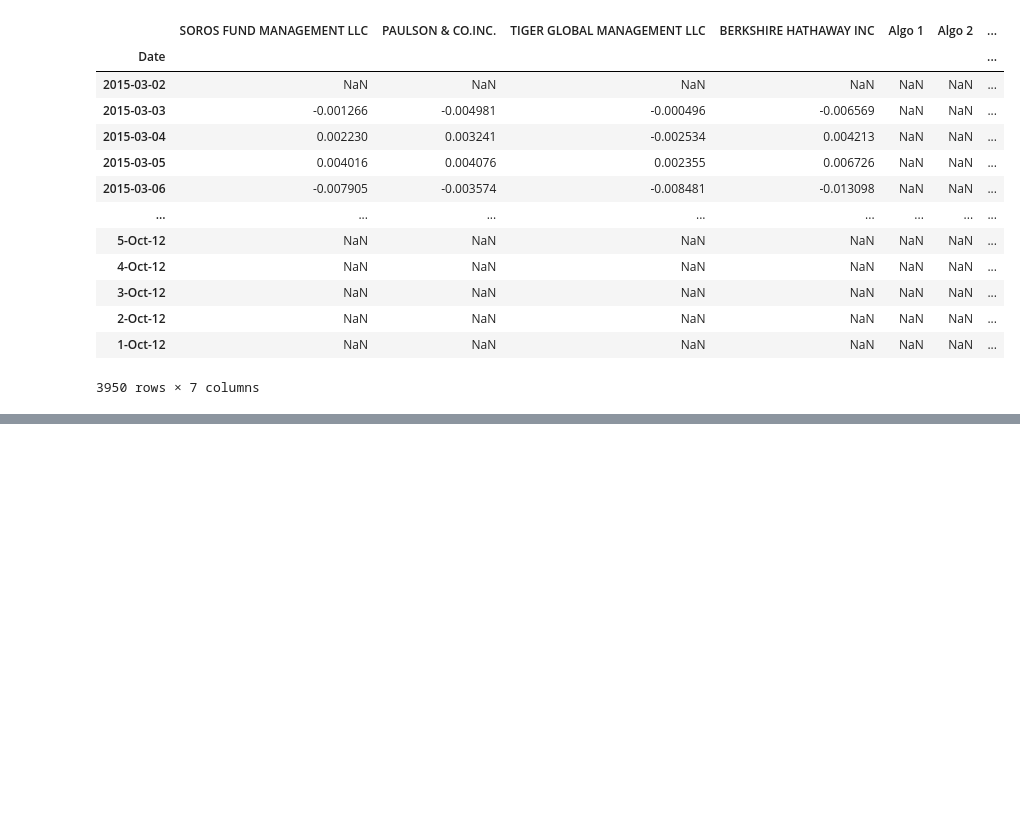
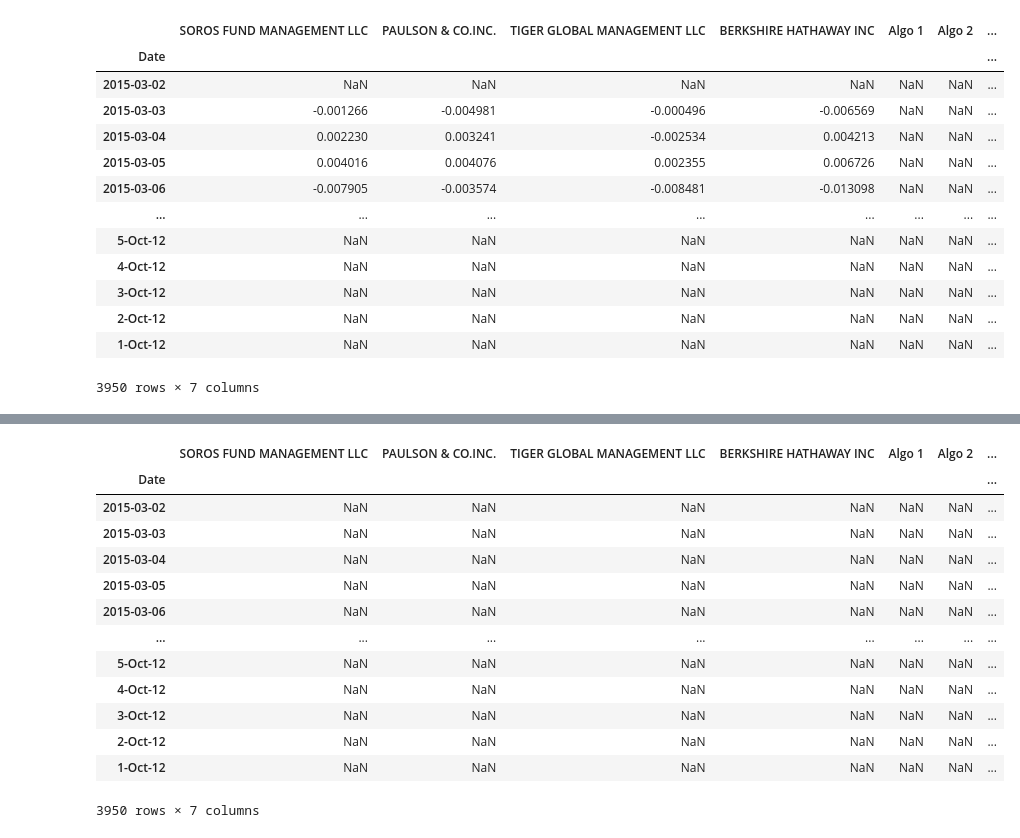
Before and after one commit to withnomatter/Pie-bank, a Jupyter notebook: Untitled.ipynb, the cells around one changed output, grey strips where cells are left out. Cells and saved outputs as stored; diff of their text form; code cells hidden in the pictures; blank space fills up the shorter version.

```diff
--- a/Untitled.ipynb
+++ b/Untitled.ipynb
@@ -152,0 +192,18 @@ AttributeError: 'function' object has no attribute 'bar'
+# %%
+stocks = combined_data.rolling(window=21).mean()
+stocks
+# %% [output]
+|  | SOROS FUND MANAGEMENT LLC | PAULSON & CO.INC. | TIGER GLOBAL MANAGEMENT LLC | BERKSHIRE HATHAWAY INC | Algo 1 | Algo 2 | ... |
+| Date |  |  |  |  |  |  | ... |
+| 2015-03-02 | NaN | NaN | NaN | NaN | NaN | NaN | ... |
+| 2015-03-03 | NaN | NaN | NaN | NaN | NaN | NaN | ... |
+| 2015-03-04 | NaN | NaN | NaN | NaN | NaN | NaN | ... |
+| 2015-03-05 | NaN | NaN | NaN | NaN | NaN | NaN | ... |
+| 2015-03-06 | NaN | NaN | NaN | NaN | NaN | NaN | ... |
+| ... | ... | ... | ... | ... | ... | ... | ... |
+| 5-Oct-12 | NaN | NaN | NaN | NaN | NaN | NaN | ... |
+| 4-Oct-12 | NaN | NaN | NaN | NaN | NaN | NaN | ... |
+| 3-Oct-12 | NaN | NaN | NaN | NaN | NaN | NaN | ... |
+| 2-Oct-12 | NaN | NaN | NaN | NaN | NaN | NaN | ... |
+| 1-Oct-12 | NaN | NaN | NaN | NaN | NaN | NaN | ... |
+3950 rows × 7 columns
```
Also changed, not shown: parts of 10 cells of this notebook.
